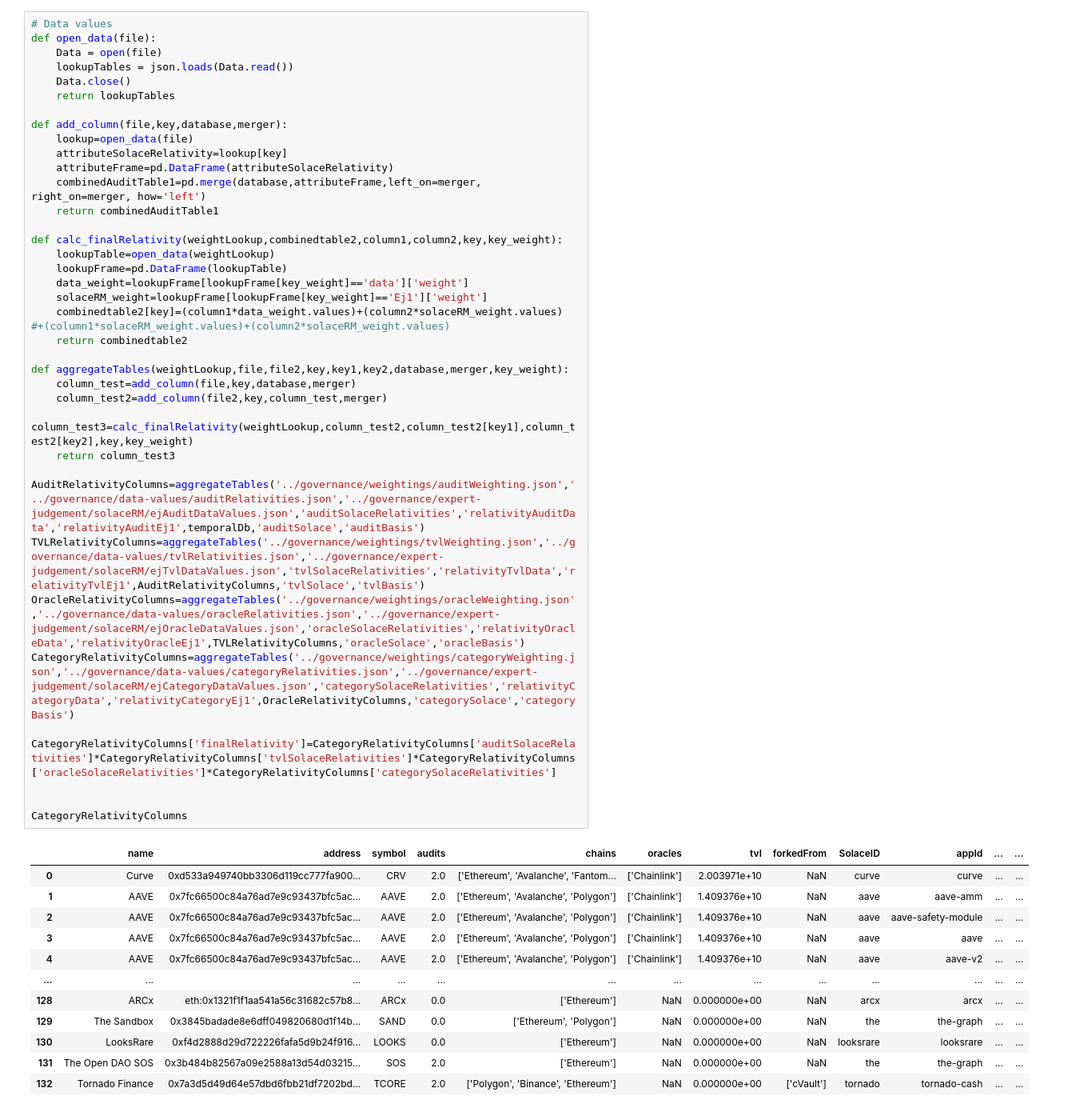
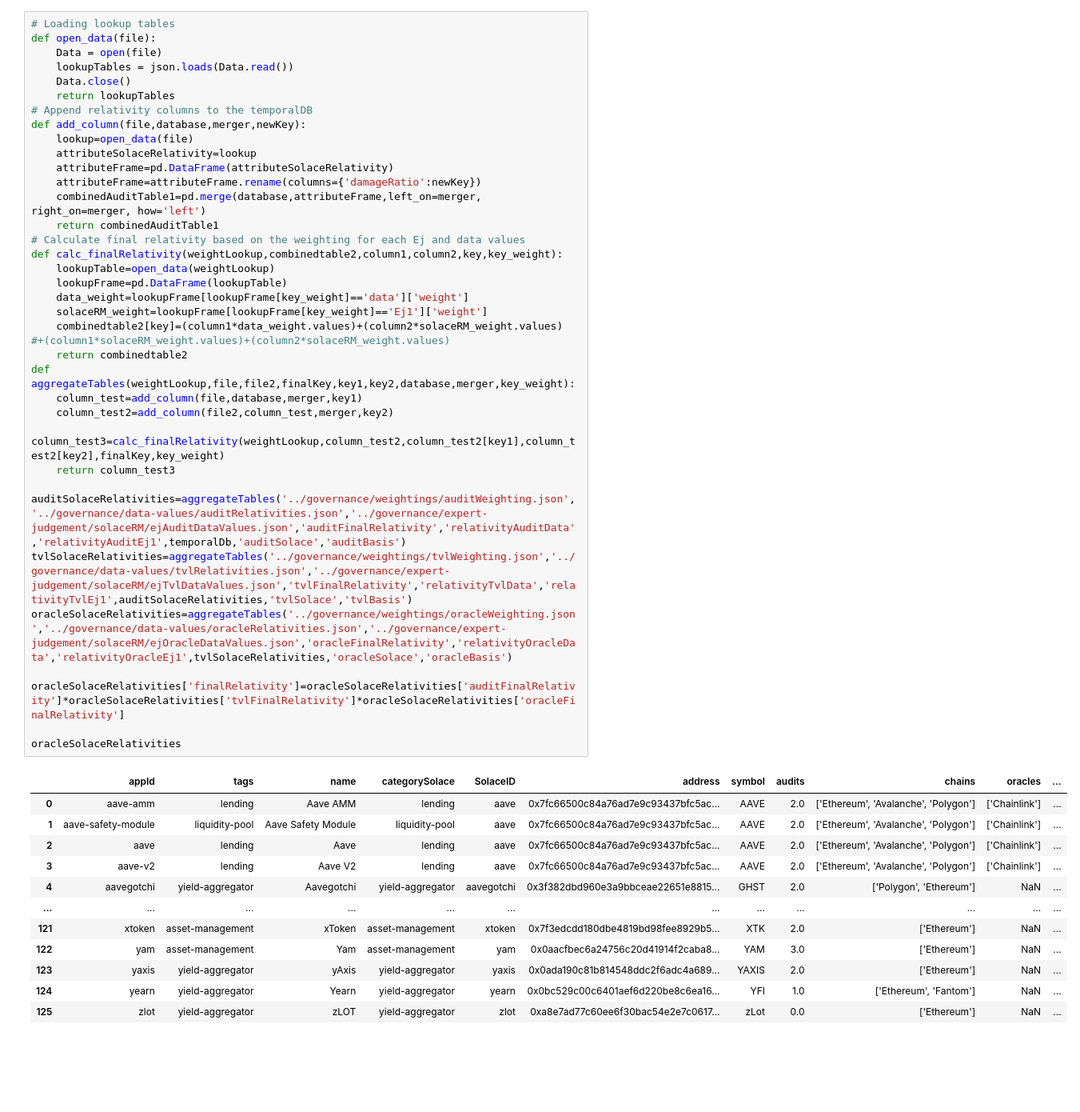
Before and after one commit to solace-fi/solace-risk-data, a Jupyter notebook: utilities/initRelativity_v1.ipynb, the cells around one changed output. Shown: that part at 80% size. Drawn from its saved outputs; the diff is of its cells as text; blank space fills up the shorter version.

Commit message:
Weighting and relativity updates

```diff
--- a/utilities/initRelativity_v1.ipynb
+++ b/utilities/initRelativity_v1.ipynb
@@ -138,53 +139,51 @@ create_weights("category")
 # %% [markdown]
 ### Temporal Data relativities
 # %%
-# Data values
+# Loading lookup tables
 def open_data(file):
     Data = open(file)
     lookupTables = json.loads(Data.read())
     Data.close()
     return lookupTables
-
-def add_column(file,key,database,merger):
+# Append relativity columns to the temporalDB
+def add_column(file,database,merger,newKey):
     lookup=open_data(file)
-    attributeSolaceRelativity=lookup[key]
+    attributeSolaceRelativity=lookup
     attributeFrame=pd.DataFrame(attributeSolaceRelativity)
+    attributeFrame=attributeFrame.rename(columns={'damageRatio':newKey})
     combinedAuditTable1=pd.merge(database,attributeFrame,left_on=merger, right_on=merger, how='left')
     return combinedAuditTable1
-
+# Calculate final relativity based on the weighting for each Ej and data values
 def calc_finalRelativity(weightLookup,combinedtable2,column1,column2,key,key_weight):
     lookupTable=open_data(weightLookup)
     lookupFrame=pd.DataFrame(lookupTable)
     data_weight=lookupFrame[lookupFrame[key_weight]=='data']['weight']
     solaceRM_weight=lookupFrame[lookupFrame[key_weight]=='Ej1']['weight']
     combinedtable2[key]=(column1*data_weight.values)+(column2*solaceRM_weight.values) #+(column1*solaceRM_weight.values)+(column2*solaceRM_weight.values)
     return combinedtable2
-
-def aggregateTables(weightLookup,file,file2,key,key1,key2,database,merger,key_weight):
-    column_test=add_column(file,key,database,merger)
-    column_test2=add_column(file2,key,column_test,merger)
-    column_test3=calc_finalRelativity(weightLookup,column_test2,column_test2[key1],column_test2[key2],key,key_weight)
+def aggregateTables(weightLookup,file,file2,finalKey,key1,key2,database,merger,key_weight):
+    column_test=add_column(file,database,merger,key1)
+    column_test2=add_column(file2,column_test,merger,key2)
+    column_test3=calc_finalRelativity(weightLookup,column_test2,column_test2[key1],column_test2[key2],finalKey,key_weight)
     return column_test3
 
-AuditRelativityColumns=aggregateTables('../governance/weightings/auditWeighting.json','../governance/data-values/auditRelativities.json','../governance/expert-judgement/solaceRM/ejAuditDataValues.json','auditSolaceRelativities','relativityAuditData','relativityAuditEj1',temporalDb,'auditSolace','auditBasis')
-TVLRelativityColumns=aggregateTables('../governance/weightings/tvlWeighting.json','../governance/data-values/tvlRelativities.json','../governance/expert-judgement/solaceRM/ejTvlDataValues.json','tvlSolaceRelativities','relativityTvlData','relativityTvlEj1',AuditRelativityColumns,'tvlSolace','tvlBasis')
-OracleRelativityColumns=aggregateTables('../governance/weightings/oracleWeighting.json','../governance/data-values/oracleRelativities.json','../governance/expert-judgement/solaceRM/ejOracleDataValues.json','oracleSolaceRelativities','relativityOracleData','relativityOracleEj1',TVLRelativityColumns,'oracleSolace','oracleBasis')
-CategoryRelativityColumns=aggregateTables('../governance/weightings/categoryWeighting.json','../governance/data-values/categoryRelativities.json','../governance/expert-judgement/solaceRM/ejCategoryDataValues.json','categorySolaceRelativities','relativityCategoryData','relativityCategoryEj1',OracleRelativityColumns,'categorySolace','categoryBasis')
+auditSolaceRelativities=aggregateTables('../governance/weightings/auditWeighting.json','../governance/data-values/auditRelativities.json','../governance/expert-judgement/solaceRM/ejAuditDataValues.json','auditFinalRelativity','relativityAuditData','relativityAuditEj1',temporalDb,'auditSolace','auditBasis')
+tvlSolaceRelativities=aggregateTables('../governance/weightings/tvlWeighting.json','../governance/data-values/tvlRelativities.json','../governance/expert-judgement/solaceRM/ejTvlDataValues.json','tvlFinalRelativity','relativityTvlData','relativityTvlEj1',auditSolaceRelativities,'tvlSolace','tvlBasis')
+oracleSolaceRelativities=aggregateTables('../governance/weightings/oracleWeighting.json','../governance/data-values/oracleRelativities.json','../governance/expert-judgement/solaceRM/ejOracleDataValues.json','oracleFinalRelativity','relativityOracleData','relativityOracleEj1',tvlSolaceRelativities,'oracleSolace','oracleBasis')
 
-CategoryRelativityColumns['finalRelativity']=CategoryRelativityColumns['auditSolaceRelativities']*CategoryRelativityColumns['tvlSolaceRelativities']*CategoryRelativityColumns['oracleSolaceRelativities']*CategoryRelativityColumns['categorySolaceRelativities']
+oracleSolaceRelativities['finalRelativity']=oracleSolaceRelativities['auditFinalRelativity']*oracleSolaceRelativities['tvlFinalRelativity']*oracleSolaceRelativities['oracleFinalRelativity']
 
-
-CategoryRelativityColumns
+oracleSolaceRelativities
 # %% [output]
-|  | name | address | symbol | audits | chains | oracles | tvl | forkedFrom | SolaceID | appId | ... | ... |
-| 0 | Curve | 0xd533a949740bb3306d119cc777fa900... | CRV | 2.0 | ['Ethereum', 'Avalanche', 'Fantom... | ['Chainlink'] | 2.003971e+10 | NaN | curve | curve | ... | ... |
-| 1 | AAVE | 0x7fc66500c84a76ad7e9c93437bfc5ac... | AAVE | 2.0 | ['Ethereum', 'Avalanche', 'Polygon'] | ['Chainlink'] | 1.409376e+10 | NaN | aave | aave-amm | ... | ... |
-| 2 | AAVE | 0x7fc66500c84a76ad7e9c93437bfc5ac... | AAVE | 2.0 | ['Ethereum', 'Avalanche', 'Polygon'] | ['Chainlink'] | 1.409376e+10 | NaN | aave | aave-safety-module | ... | ... |
-| 3 | AAVE | 0x7fc66500c84a76ad7e9c93437bfc5ac... | AAVE | 2.0 | ['Ethereum', 'Avalanche', 'Polygon'] | ['Chainlink'] | 1.409376e+10 | NaN | aave | aave | ... | ... |
-| 4 | AAVE | 0x7fc66500c84a76ad7e9c93437bfc5ac... | AAVE | 2.0 | ['Ethereum', 'Avalanche', 'Polygon'] | ['Chainlink'] | 1.409376e+10 | NaN | aave | aave-v2 | ... | ... |
-| ... | ... | ... | ... | ... | ... | ... | ... | ... | ... | ... | ... | ... |
-| 128 | ARCx | eth:0x1321f1f1aa541a56c31682c57b8... | ARCx | 0.0 | ['Ethereum'] | NaN | 0.000000e+00 | NaN | arcx | arcx | ... | ... |
-| 129 | The Sandbox | 0x3845badade8e6dff049820680d1f14b... | SAND | 0.0 | ['Ethereum', 'Polygon'] | NaN | 0.000000e+00 | NaN | the | the-graph | ... | ... |
-| 130 | LooksRare | 0xf4d2888d29d722226fafa5d9b24f916... | LOOKS | 0.0 | ['Ethereum'] | NaN | 0.000000e+00 | NaN | looksrare | looksrare | ... | ... |
-| 131 | The Open DAO SOS | 0x3b484b82567a09e2588a13d54d03215... | SOS | 2.0 | ['Ethereum'] | NaN | 0.000000e+00 | NaN | the | the-graph | ... | ... |
-| 132 | Tornado Finance | 0x7a3d5d49d64e57dbd6fbb21df7202bd... | TCORE | 2.0 | ['Polygon', 'Binance', 'Ethereum'] | NaN | 0.000000e+00 | ['cVault'] | tornado | tornado-cash | ... | ... |
+|  | appId | tags | name | categorySolace | SolaceID | address | symbol | audits | chains | oracles | ... |
+| 0 | aave-amm | lending | Aave AMM | lending | aave | 0x7fc66500c84a76ad7e9c93437bfc5ac... | AAVE | 2.0 | ['Ethereum', 'Avalanche', 'Polygon'] | ['Chainlink'] | ... |
+| 1 | aave-safety-module | liquidity-pool | Aave Safety Module | liquidity-pool | aave | 0x7fc66500c84a76ad7e9c93437bfc5ac... | AAVE | 2.0 | ['Ethereum', 'Avalanche', 'Polygon'] | ['Chainlink'] | ... |
+| 2 | aave | lending | Aave | lending | aave | 0x7fc66500c84a76ad7e9c93437bfc5ac... | AAVE | 2.0 | ['Ethereum', 'Avalanche', 'Polygon'] | ['Chainlink'] | ... |
+| 3 | aave-v2 | lending | Aave V2 | lending | aave | 0x7fc66500c84a76ad7e9c93437bfc5ac... | AAVE | 2.0 | ['Ethereum', 'Avalanche', 'Polygon'] | ['Chainlink'] | ... |
+| 4 | aavegotchi | yield-aggregator | Aavegotchi | yield-aggregator | aavegotchi | 0x3f382dbd960e3a9bbceae22651e8815... | GHST | 2.0 | ['Polygon', 'Ethereum'] | NaN | ... |
+| ... | ... | ... | ... | ... | ... | ... | ... | ... | ... | ... | ... |
+| 121 | xtoken | asset-management | xToken | asset-management | xtoken | 0x7f3edcdd180dbe4819bd98fee8929b5... | XTK | 2.0 | ['Ethereum'] | NaN | ... |
+| 122 | yam | asset-management | Yam | asset-management | yam | 0x0aacfbec6a24756c20d41914f2caba8... | YAM | 3.0 | ['Ethereum'] | NaN | ... |
+| 123 | yaxis | yield-aggregator | yAxis | yield-aggregator | yaxis | 0x0ada190c81b814548ddc2f6adc4a689... | YAXIS | 2.0 | ['Ethereum'] | NaN | ... |
+| 124 | yearn | yield-aggregator | Yearn | yield-aggregator | yearn | 0x0bc529c00c6401aef6d220be8c6ea16... | YFI | 1.0 | ['Ethereum', 'Fantom'] | NaN | ... |
+| 125 | zlot | yield-aggregator | zLOT | yield-aggregator | zlot | 0xa8e7ad77c60ee6f30bac54e2e7c0617... | zLot | 0.0 | ['Ethereum'] | NaN | ... |
```
Also changed, not shown: parts of 3 cells of this notebook, 15 other files.
